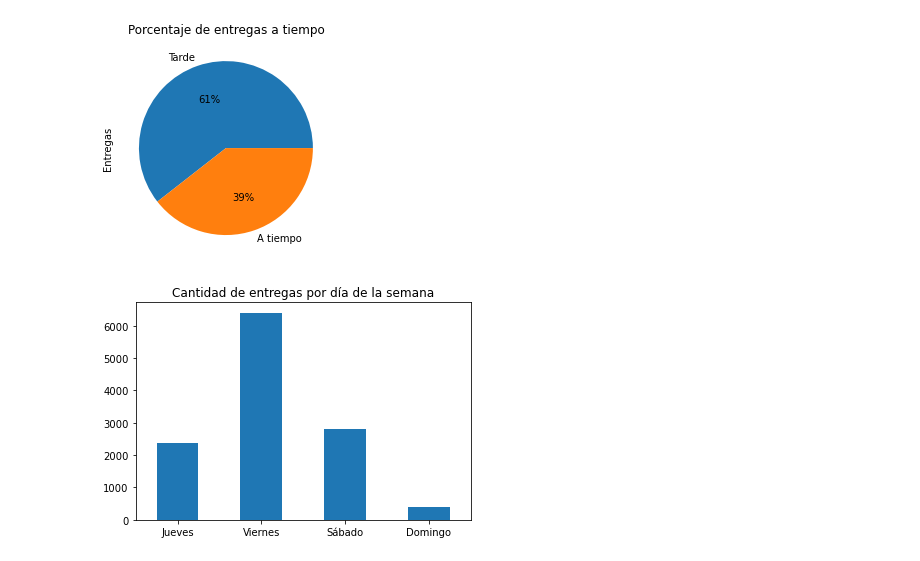
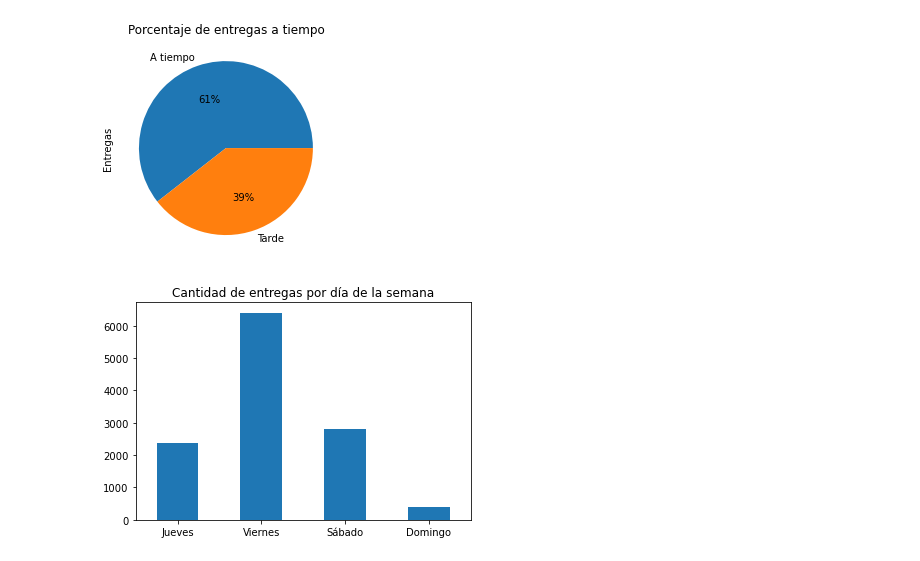
Before and after one commit to julioSanchez8/Amo-los-lunes, a Jupyter notebook: Hack.ipynb, the cells around one changed output. Saved outputs shown, nothing was run; the diff lists cells and outputs as text; code cells hidden in the pictures.

```diff
--- a/Hack.ipynb
+++ b/Hack.ipynb
@@ -6,6 +6,7 @@ import datetime
 import math
 
 datos = pd.read_csv('delivery_dataset.csv',sep=';')
+datos = datos.replace('NA',np.nan)
 # %%
 def mayor_entregas(ano, mes, datos):
     carga_mensual = datos[datos.Year == ano]
@@ -55,8 +77,18 @@ plt.savefig('max-min-delay.png')
 # %%
 def entregas_a_tiempo_mes(year,month,datos):
     on_time = datos[datos.Year==year][datos.Month==month]['Delivery_Status'].dropna().value_counts()
-    on_time.plot(kind='pie',title='Porcentaje de entregas a tiempo',labels=['Tarde','A tiempo'],ylabel='Entregas',autopct='%1.0f%%',)
+    on_time.plot(kind='pie',title='Porcentaje de entregas a tiempo',labels=['A tiempo','Tarde'],ylabel='Entregas',autopct='%1.0f%%',)
     plt.savefig('primera.png')
 
+def cant_entregas_a_tiempo_mes(year,month,datos):
+    return int(datos[datos.Year==year][datos.Month==month][datos.Delivery_Status == 0]['Delivery_Status'].dropna().value_counts())
+
+def cant_entregas_tarde_mes(year,month,datos):
+    return int(datos[datos.Year==year][datos.Month==month][datos.Delivery_Status == 1]['Delivery_Status'].dropna().value_counts())
+
 entregas_a_tiempo_mes(2020,1,datos)
+
+cant_entregas_a_tiempo_mes(2020,1,datos)
+
+cant_entregas_tarde_mes(2020,1,datos)
 # %% [output]
@@ -161,43 +263,78 @@ def crear_reporte(year,month,datos):
         html = form.read()
     #se reemplazan todos los datos del html con los valores calculados
     meses = ['Enero','Febrero','Marzo','Abril','Mayo','Junio','Julio','Agosto','Septiembre','Octubre','Noviembre','Diciembre']
+    #titulo
     html = re.sub('%mes%',meses[month-1],html)
+    #parrafo arriba
+    html = re.sub('%cantentregas%',f'{cant_entregas(year,month,datos)}',html)
+    html = re.sub('%cantmillas%',f'{cant_distancia(year,month,datos)}',html)
+    html = re.sub('%mesatiempo%',f'{cant_entregas_a_tiempo_mes(year,month,datos)}',html)
+    html = re.sub('%mestarde%',f'{cant_entregas_tarde_mes(year,month,datos)}',html)
+
+    html = re.sub('%maslargo%',f'{distancia_max(year,month,datos)}',html)
+    html = re.sub('%mascorto%',f'{distancia_min(year,month,datos)}',html)
+
+    html = re.sub('%cantentregastemp1%',f'{shipment_temprano(year,month,datos)}',html)
+    html = re.sub('%cantentregastemp2%',f'{shipment_menos_1_hora(year,month,datos)}',html)
+    html = re.sub('%cantentregastemp3%',f'{shipment_1_a_3_horas(year,month,datos)}',html)
+    html = re.sub('%cantentregastemp4%',f'{shipment_mas_3_horas(year,month,datos)}',html)
+
+    #min-max-delay
+    if min_delay(year,month,datos) < 0:
+        html = re.sub('%mindelay%',f'se adelanto {-min_delay(year,month,datos)}',html)
+    else:
+        html = re.sub('%mindelay%',f'se tardo {min_delay(year,month,datos)}',html)
+    html = re.sub('%maxdelay%',f'se tardo {max_delay(year,month,datos)}',html)
+
+    html = re.sub('%repartmax%',f'{mayor_repartidor(year,month,datos)}',html)
+    if menor_repartidor(year,month,datos) < 1 or menor_repartidor(year,month,datos) > 1:
+        html = re.sub('%repartmin%',f'{menor_repartidor(year,month,datos)} entregas',html)
+    elif menor_repartidor(year,month,datos) == 1:
+        html = re.sub('%repartmin%',f'{menor_repartidor(year,month,datos)} entrega',html)
+
+    #Datos Generales
     html = re.sub('%valor1%',f'{demora_promedio(year,month,datos):.1f} minutos',html)
     html = re.sub('%valor2%',f'{distancia_prom(year,month,datos):.1f} millas',html)
+    html = re.sub('%valor3%',f'{dia_mas_entregas(year,month,datos)}',html)
+    html = re.sub('%valor4%',f'{dia_menos_entregas(year,month,datos)}',html)
+
+    #por dia
+    for i in range(1,8):
+        html = re.sub(f'%cantdia{i}%',f'{cant_paquetes_dia_de_semana(2020,1,i,datos)}',html)
 
     #sources mas populares
     pandatemp = source_mayor(2020,1,datos)
     for i in range(0,5):
         html = re.sub(f'%ciudad{i+1}%',f'{pandatemp.index[i]}',html)
         html = re.sub(f'%ciudad{i+1}cant%',f'{pandatemp[i]}',html)
 
     #sources menos populares
     pandatemp = source_menor(2020,1,datos)
     for i in range(0,5):
         html = re.sub(f'%ciudad{i+6}%',f'{pandatemp.index[i]}',html)
         html = re.sub(f'%ciudad{i+6}cant%',f'{pandatemp[i]}',html)
 
     #destinos mas populares
     pandatemp = destino_mayor(2020,1,datos)
     for i in range(0,5):
         html = re.sub(f'%ciudad{i+11}%',f'{pandatemp.index[i]}',html)
         html = re.sub(f'%ciudad{i+11}cant%',f'{pandatemp[i]}',html)
 
     #destinos menos populares
     pandatemp = destino_menor(2020,1,datos)
     for i in range(0,5):
         html = re.sub(f'%ciudad{i+16}%',f'{pandatemp.index[i]}',html)
         html = re.sub(f'%ciudad{i+16}cant%',f'{pandatemp[i]}',html)
-    #Se añade todo al reporte
+    #Se guarda en el archivo a mostrar
     temp = open('temp.html', 'w')
     temp.write(html)
     temp.close()
     #Se abre el reporte
     archivo = 'file:///'+os.path.realpath('temp.html')
     webbrowser.open_new_tab(archivo)
 crear_reporte(2020,1,datos)
 # %% [output]
-[figure, old version]
+[figure, new version]
 [figure]
 # %%
 #se requiere instalar imgkit y wkthmltopdf
```
Also changed, not shown: parts of 16 cells of this notebook, 1 other file.
